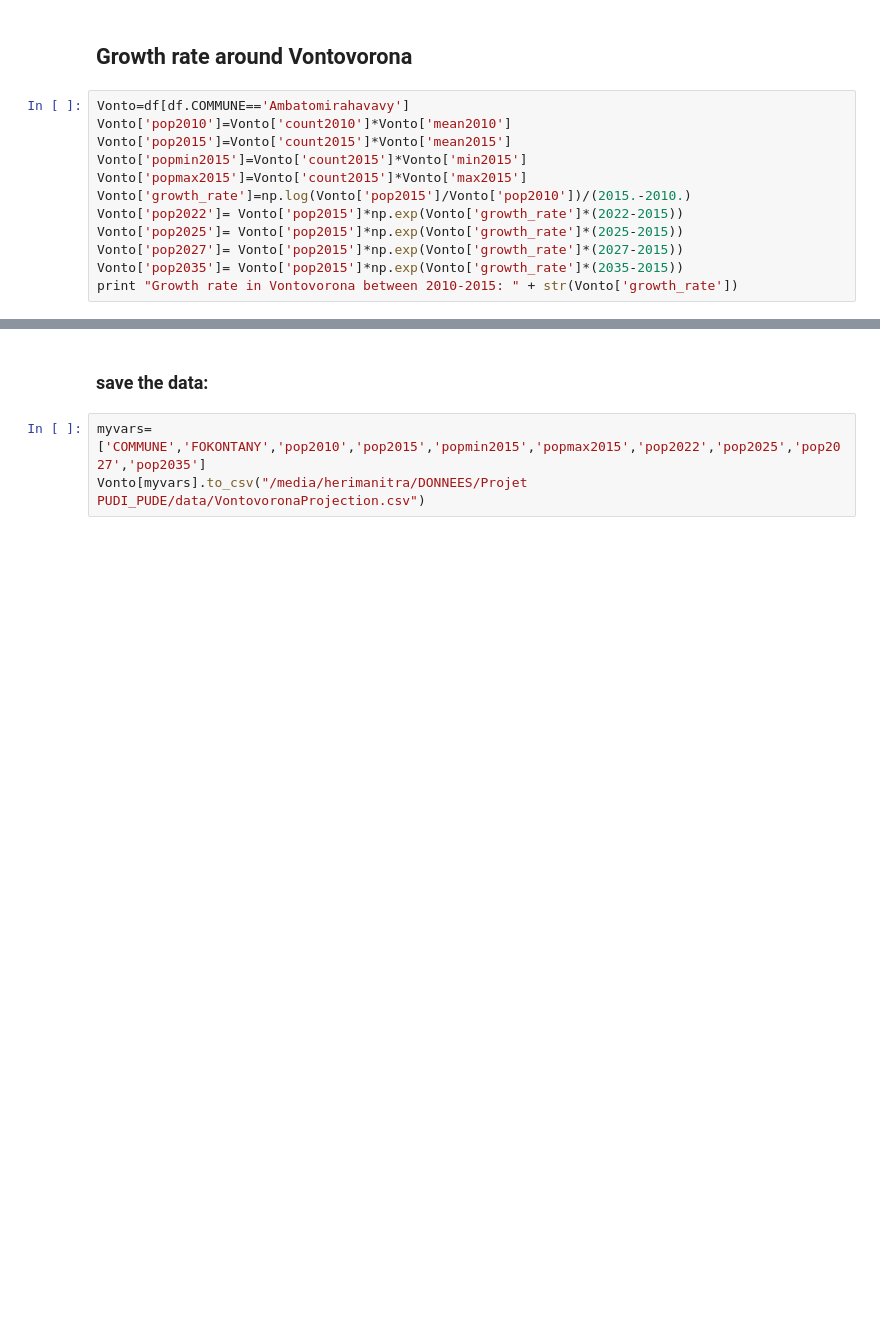
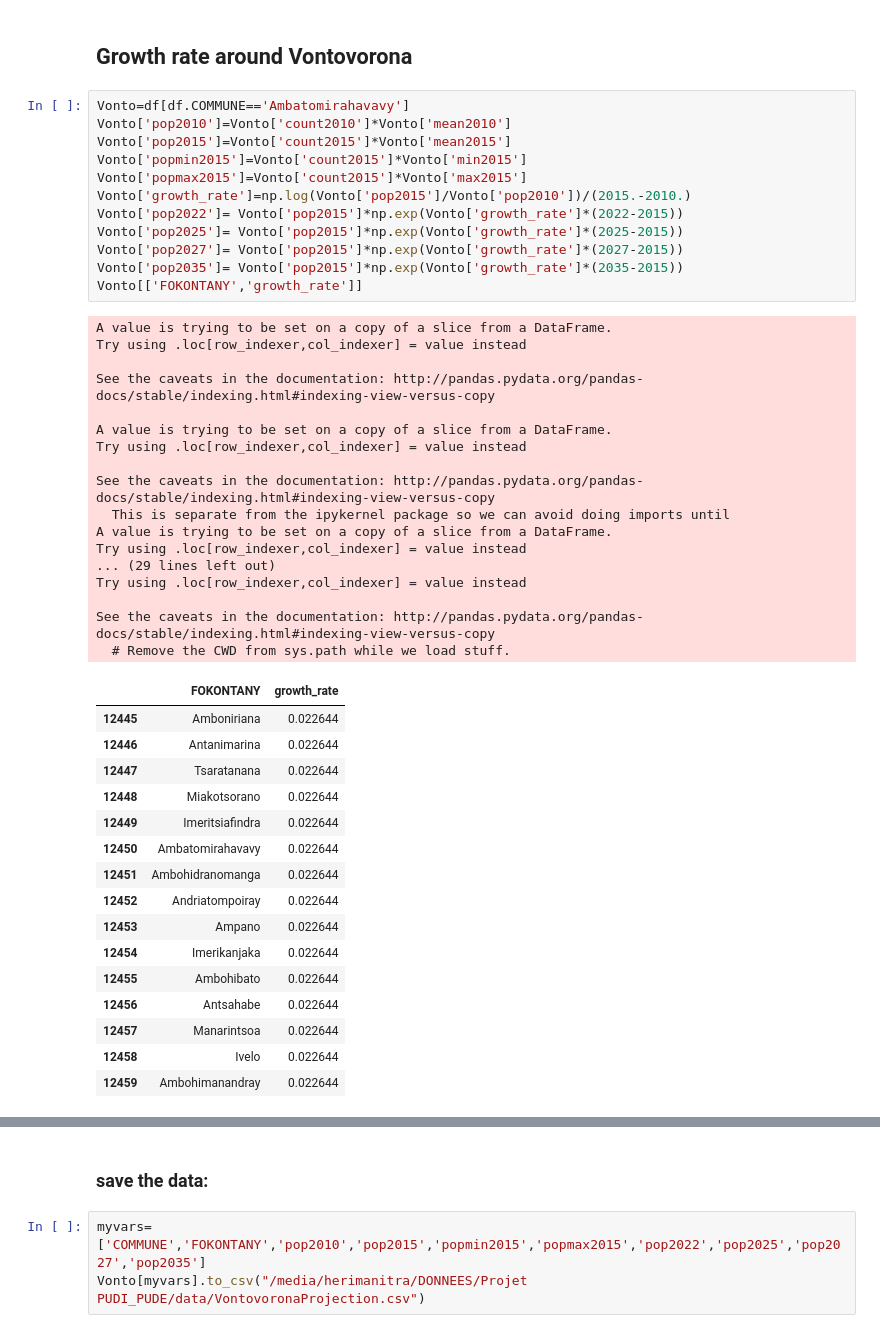
Before and after one commit to RanaivosonHerimanitra/Madagascar-in-Maps, a Jupyter notebook: mada_rasterstats.ipynb, the cells around one changed output, grey strips where cells are left out. Drawn from its saved outputs; the diff is of its cells as text; blank space fills up the shorter version.

Commit message:
release Vontovorona and around2

```diff
--- a/mada_rasterstats.ipynb
+++ b/mada_rasterstats.ipynb
@@ -151,15 +185,49 @@ print "Growth rate in Ambatolampy between 2010-2015: " + str(Ambato['growth_rate
 # %%
 Vonto=df[df.COMMUNE=='Ambatomirahavavy']
 Vonto['pop2010']=Vonto['count2010']*Vonto['mean2010']
 Vonto['pop2015']=Vonto['count2015']*Vonto['mean2015']
 Vonto['popmin2015']=Vonto['count2015']*Vonto['min2015']
 Vonto['popmax2015']=Vonto['count2015']*Vonto['max2015']
 Vonto['growth_rate']=np.log(Vonto['pop2015']/Vonto['pop2010'])/(2015.-2010.)
 Vonto['pop2022']= Vonto['pop2015']*np.exp(Vonto['growth_rate']*(2022-2015))
 Vonto['pop2025']= Vonto['pop2015']*np.exp(Vonto['growth_rate']*(2025-2015))
 Vonto['pop2027']= Vonto['pop2015']*np.exp(Vonto['growth_rate']*(2027-2015))
 Vonto['pop2035']= Vonto['pop2015']*np.exp(Vonto['growth_rate']*(2035-2015))
-print "Growth rate in Vontovorona between 2010-2015: " + str(Vonto['growth_rate'])
+Vonto[['FOKONTANY','growth_rate']]
+# %% [output]
+A value is trying to be set on a copy of a slice from a DataFrame.
+Try using .loc[row_indexer,col_indexer] = value instead
+
+See the caveats in the documentation: http://pandas.pydata.org/pandas-docs/stable/indexing.html#indexing-view-versus-copy
+
+A value is trying to be set on a copy of a slice from a DataFrame.
+Try using .loc[row_indexer,col_indexer] = value instead
+
+See the caveats in the documentation: http://pandas.pydata.org/pandas-docs/stable/indexing.html#indexing-view-versus-copy
+  This is separate from the ipykernel package so we can avoid doing imports until
+A value is trying to be set on a copy of a slice from a DataFrame.
+Try using .loc[row_indexer,col_indexer] = value instead
+... (29 lines left out)
+Try using .loc[row_indexer,col_indexer] = value instead
+
+See the caveats in the documentation: http://pandas.pydata.org/pandas-docs/stable/indexing.html#indexing-view-versus-copy
+  # Remove the CWD from sys.path while we load stuff.
+|  | FOKONTANY | growth_rate |
+| 12445 | Amboniriana | 0.022644 |
+| 12446 | Antanimarina | 0.022644 |
+| 12447 | Tsaratanana | 0.022644 |
+| 12448 | Miakotsorano | 0.022644 |
+| 12449 | Imeritsiafindra | 0.022644 |
+| 12450 | Ambatomirahavavy | 0.022644 |
+| 12451 | Ambohidranomanga | 0.022644 |
+| 12452 | Andriatompoiray | 0.022644 |
+| 12453 | Ampano | 0.022644 |
+| 12454 | Imerikanjaka | 0.022644 |
+| 12455 | Ambohibato | 0.022644 |
+| 12456 | Antsahabe | 0.022644 |
+| 12457 | Manarintsoa | 0.022644 |
+| 12458 | Ivelo | 0.022644 |
+| 12459 | Ambohimanandray | 0.022644 |
 # %%
 Ambato_birth=df_birth[(df_birth.COMMUNE=='Ambatolampy') & (df_birth.DISTRICT=='Ambatolampy')]
 Ambato_birth['pop2010']=Ambato_birth['count2010']*Ambato_birth['mean2010']
```
Also changed, not shown: parts of 7 cells of this notebook.
